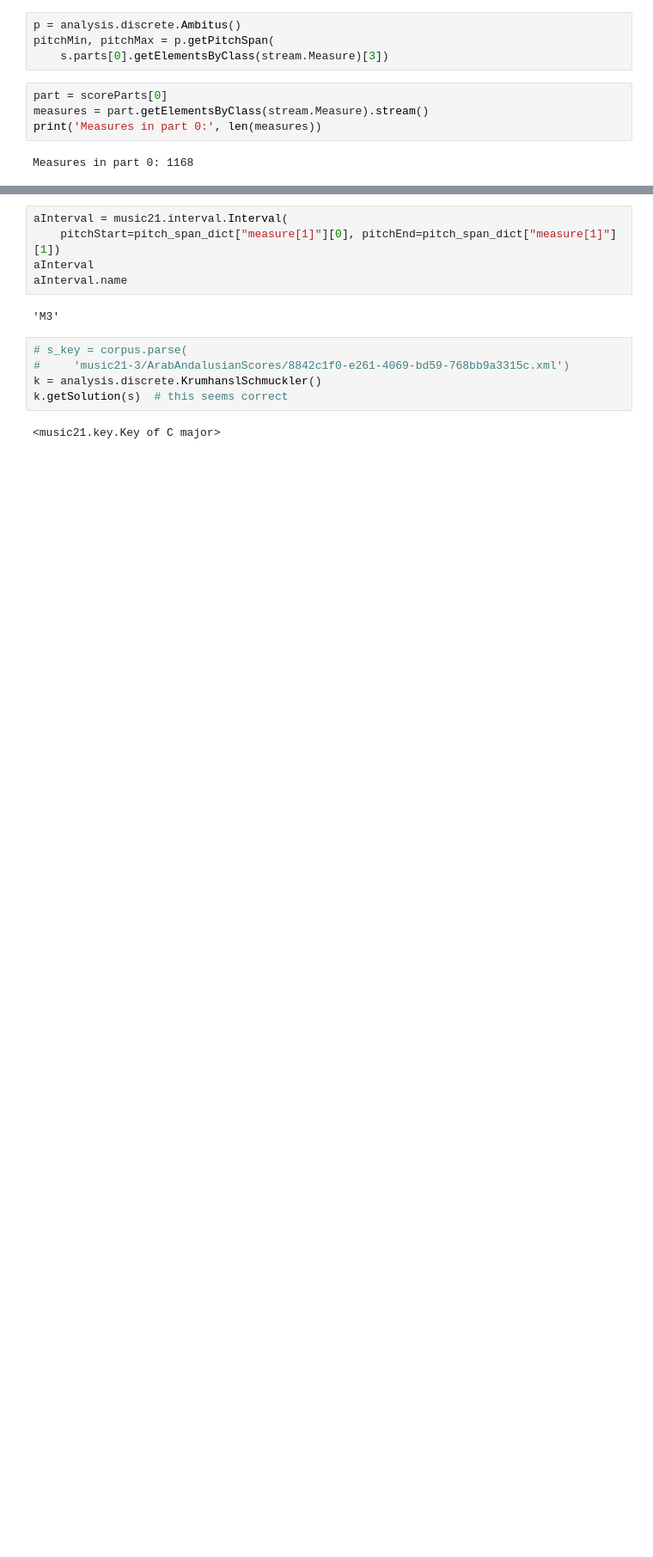
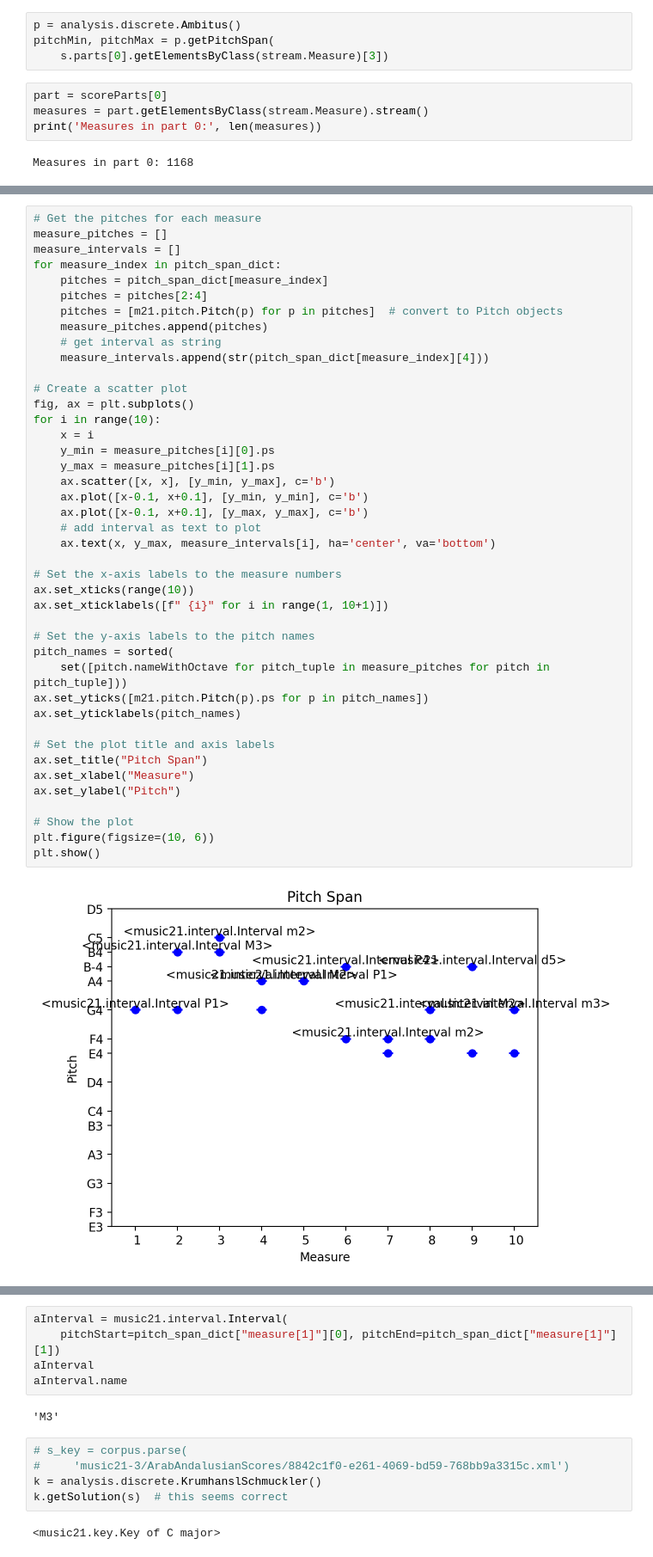
Before and after one commit to abhishekneerr/AMPLab, a Jupyter notebook: ethnonmusicology/Nawab_melodic_similarities.ipynb, the cells around one changed output, grey strips where cells are left out. Shown at 86% size. Cells and saved outputs as stored; diff of their text form; blank space fills up the shorter version.

```diff
--- a/ethnonmusicology/Nawab_melodic_similarities.ipynb
+++ b/ethnonmusicology/Nawab_melodic_similarities.ipynb
@@ -306,0 +324,44 @@ plt.show()
+# %%
+# Get the pitches for each measure
+measure_pitches = []
+measure_intervals = []
+for measure_index in pitch_span_dict:
+    pitches = pitch_span_dict[measure_index]
+    pitches = pitches[2:4]
+    pitches = [m21.pitch.Pitch(p) for p in pitches]  # convert to Pitch objects
+    measure_pitches.append(pitches)
+    # get interval as string
+    measure_intervals.append(str(pitch_span_dict[measure_index][4]))
+
+# Create a scatter plot
+fig, ax = plt.subplots()
+for i in range(10):
+    x = i
+    y_min = measure_pitches[i][0].ps
+    y_max = measure_pitches[i][1].ps
+    ax.scatter([x, x], [y_min, y_max], c='b')
+    ax.plot([x-0.1, x+0.1], [y_min, y_min], c='b')
+    ax.plot([x-0.1, x+0.1], [y_max, y_max], c='b')
+    # add interval as text to plot
+    ax.text(x, y_max, measure_intervals[i], ha='center', va='bottom')
+
+# Set the x-axis labels to the measure numbers
+ax.set_xticks(range(10))
+ax.set_xticklabels([f" {i}" for i in range(1, 10+1)])
+
+# Set the y-axis labels to the pitch names
+pitch_names = sorted(
+    set([pitch.nameWithOctave for pitch_tuple in measure_pitches for pitch in pitch_tuple]))
+ax.set_yticks([m21.pitch.Pitch(p).ps for p in pitch_names])
+ax.set_yticklabels(pitch_names)
+
+# Set the plot title and axis labels
+ax.set_title("Pitch Span")
+ax.set_xlabel("Measure")
+ax.set_ylabel("Pitch")
+
+# Show the plot
+plt.figure(figsize=(10, 6))
+plt.show()
+# %% [output]
+[figure, added]
```
Also changed, not shown: parts of 6 cells of this notebook.
